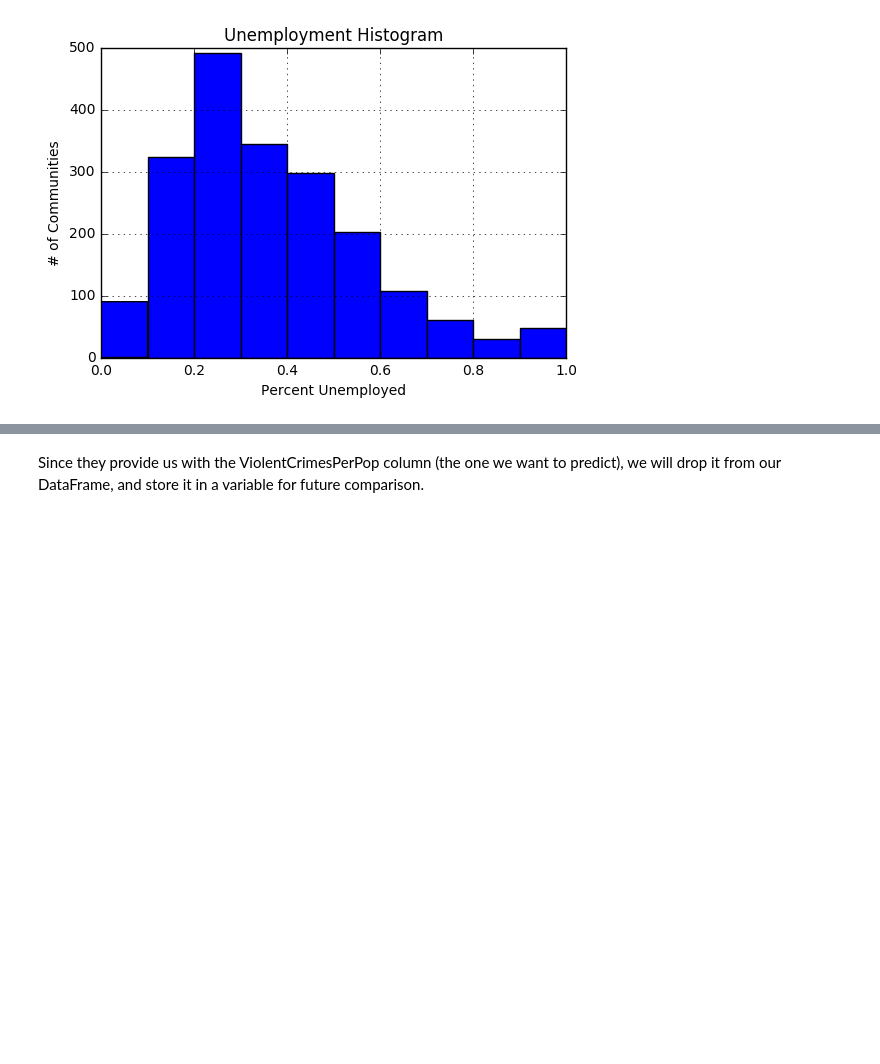
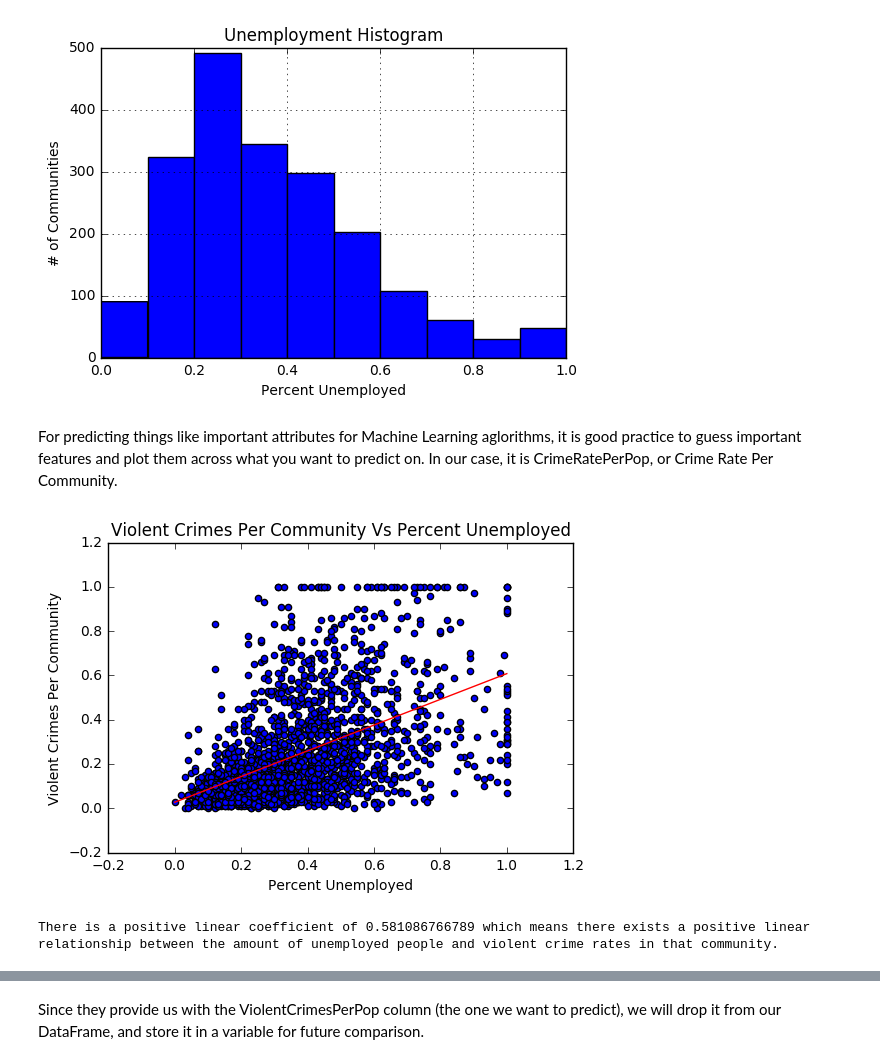
Before and after one commit to ddeychak/ddeychak.github.io, a Jupyter notebook: FinalTutorial - Gold Master.ipynb, the cells around one changed output, grey strips where cells are left out. Drawn from its saved outputs; the diff is of its cells as text; code cells hidden in the pictures; blank space fills up the shorter version.

```diff
--- a/FinalTutorial - Gold Master.ipynb
+++ b/FinalTutorial - Gold Master.ipynb
@@ -180,3 +180,18 @@ The variance for the population density is: 0.04124629364762629
 
 Here we have a histogram showing the distribution of the percent of unemployed individuals:
 [figure]
+# %% [markdown]
+For predicting things like important attributes for Machine Learning aglorithms, it is good practice to guess important features and plot them across what you want to predict on. In our case, it is CrimeRatePerPop, or Crime Rate Per Community.
+# %%
+plt.scatter(data['PctUnemployed'], data['ViolentCrimesPerPop'])
+plt.xlabel('Percent Unemployed')
+plt.ylabel('Violent Crimes Per Community')
+plt.title('Violent Crimes Per Community Vs Percent Unemployed')
+plt.plot(np.unique(data['PctUnemployed']), np.poly1d(np.polyfit(data['PctUnemployed'], data['ViolentCrimesPerPop'], 1))(np.unique(data['PctUnemployed'])),color='r')
+
+line = np.polyfit(data['PctUnemployed'], data['ViolentCrimesPerPop'], 1)
+plt.show()
+print("There is a positive linear coefficient of " + str(line[0]) + " which means there exists a positive linear relationship between the amount of unemployed people and violent crime rates in that community.")
+# %% [output]
+[figure, added]
+There is a positive linear coefficient of 0.581086766789 which means there exists a positive linear relationship between the amount of unemployed people and violent crime rates in that community.
```
Also changed, not shown: parts of 5 cells of this notebook.
